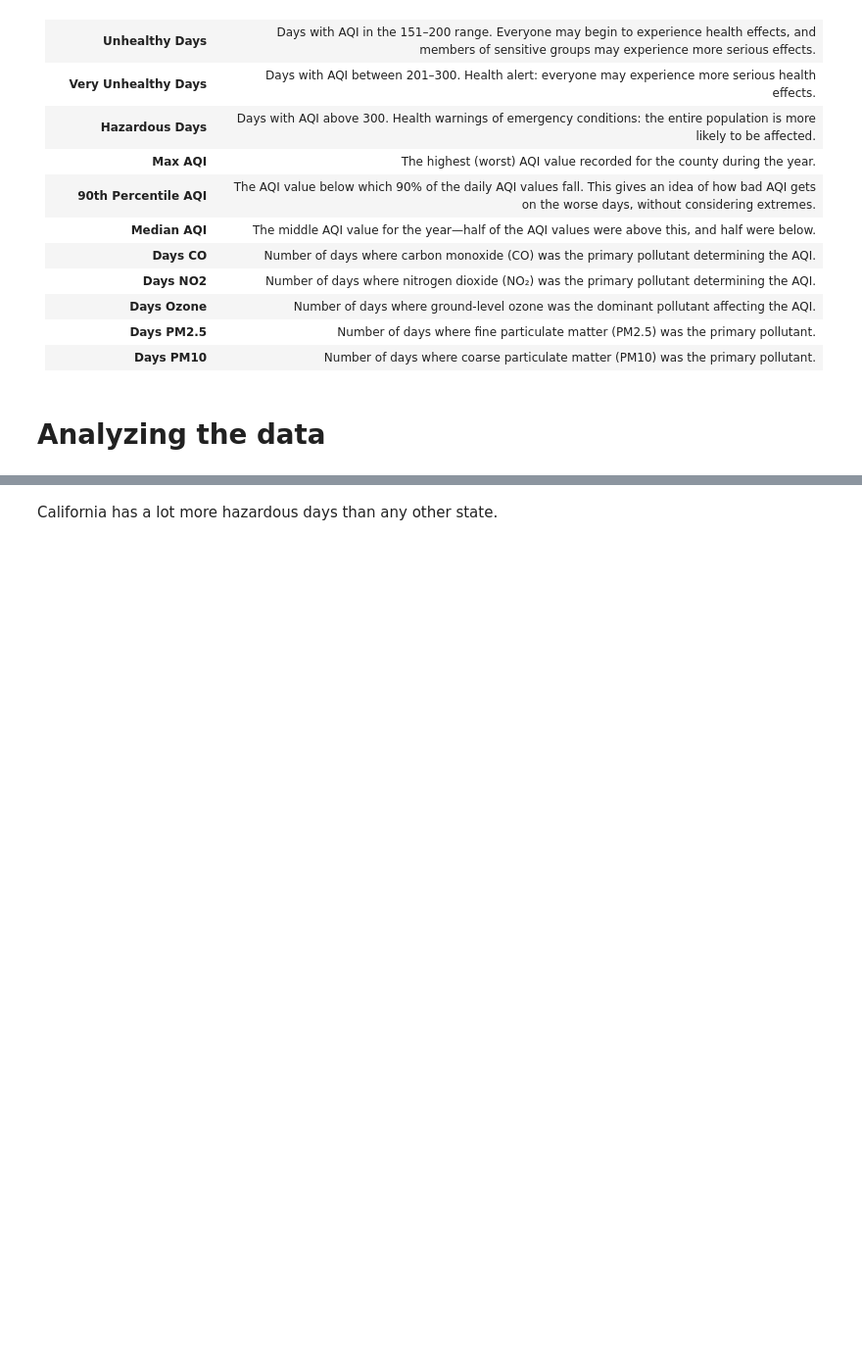
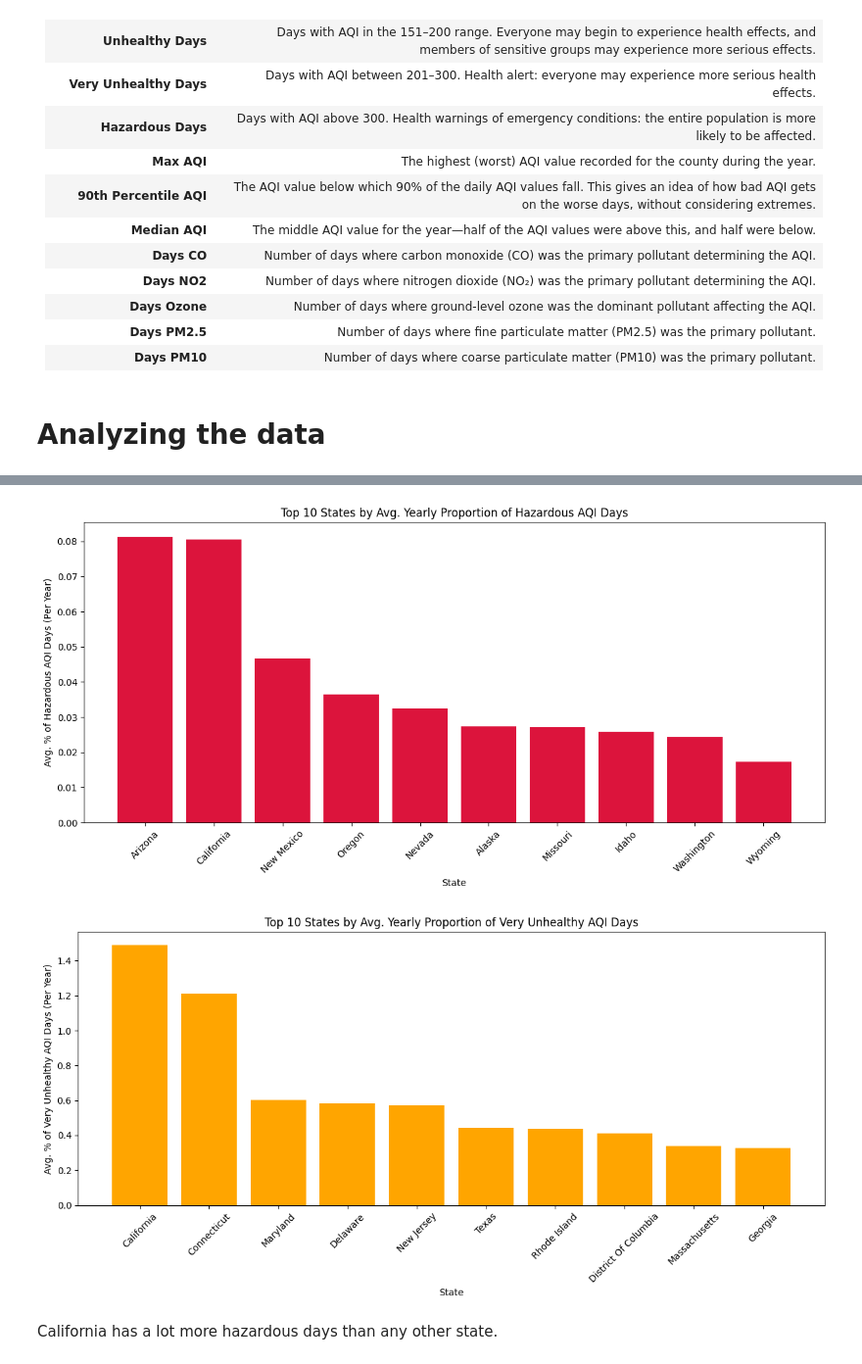
Before and after one commit to ivanrff/AQI-by-EPA, a Jupyter notebook: US_EPA_AQI.ipynb, the cells around one changed output, grey strips where cells are left out. Shown at 98% size. Drawn from its saved outputs; the diff is of its cells as text; code cells hidden in the pictures; blank space fills up the shorter version.

```diff
--- a/US_EPA_AQI.ipynb
+++ b/US_EPA_AQI.ipynb
@@ -183,2 +147,41 @@ plt.show()
+# %%
+# Step 2: Group by State and Year, calculate per-year proportions
+yearly = aqi_df.groupby(['State', 'Year']).apply(
+    lambda x: pd.Series({
+        'Yearly Hazardous Proportion': x['Hazardous Days'].sum() / x['Days with AQI'].sum(),
+        'Yearly Very Unhealthy Proportion': x['Very Unhealthy Days'].sum() / x['Days with AQI'].sum()
+    }),
+    include_groups=False
+).reset_index()
+
+# Step 3: Now average across years per state
+state_avg = yearly.groupby('State').mean().reset_index()
+
+# Step 4: Plot top 10 states by average yearly hazardous proportion
+top10_hazardous = state_avg.sort_values(by='Yearly Hazardous Proportion', ascending=False).head(10)
+
+plt.figure(figsize=(12, 6))
+plt.bar(top10_hazardous['State'], top10_hazardous['Yearly Hazardous Proportion'] * 100, color='crimson')
+plt.xlabel('State')
+plt.ylabel('Avg. % of Hazardous AQI Days (Per Year)')
+plt.title('Top 10 States by Avg. Yearly Proportion of Hazardous AQI Days')
+plt.xticks(rotation=45)
+plt.tight_layout()
+plt.show()
+
+# Top 10 states by avg. yearly Very Unhealthy proportion
+top10_unhealthy = state_avg.sort_values(by='Yearly Very Unhealthy Proportion', ascending=False).head(10)
+
+plt.figure(figsize=(12, 6))
+plt.bar(top10_unhealthy['State'], top10_unhealthy['Yearly Very Unhealthy Proportion'] * 100, color='orange')
+plt.xlabel('State')
+plt.ylabel('Avg. % of Very Unhealthy AQI Days (Per Year)')
+plt.title('Top 10 States by Avg. Yearly Proportion of Very Unhealthy AQI Days')
+plt.xticks(rotation=45)
+plt.tight_layout()
+plt.show()
+# %% [output]
+[figure, added]
+[figure, added]
 # %% [markdown]
 California has a lot more hazardous days than any other state.
```
Also changed, not shown: parts of 11 cells of this notebook.
